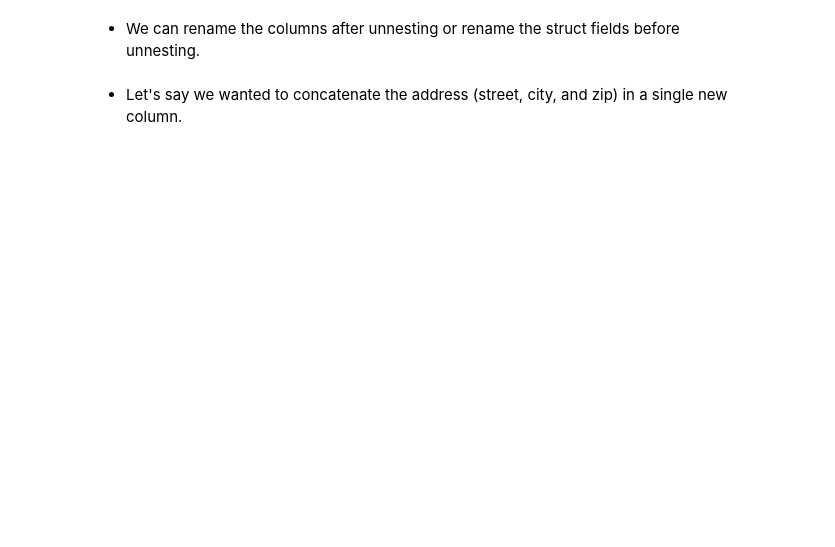
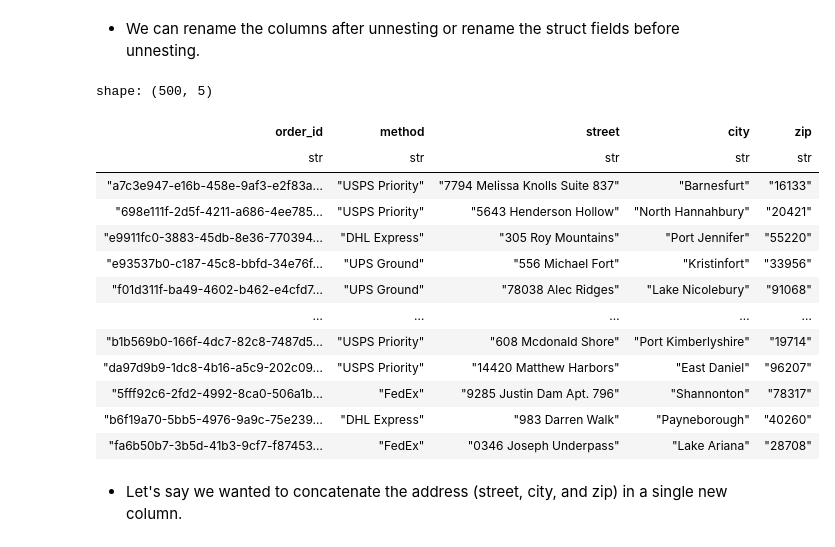
Before and after one commit to yaowenqiang/Data-Analysis-with-Polars-and-Python, a Jupyter notebook: incomplete/11 - Structs.ipynb, the cells around one changed output. Drawn from its saved outputs; the diff is of its cells as text; code cells hidden in the pictures; blank space fills up the shorter version.

Commit message:
add structs notes

```diff
--- a/incomplete/11 - Structs.ipynb
+++ b/incomplete/11 - Structs.ipynb
@@ -95,4 +288,23 @@
 # %% [markdown]
 - We can rename the columns after unnesting or rename the struct fields before unnesting.
+# %%
+orders.select(pl.col("order_id"), pl.col("shipping").struct.unnest()).select(
+    pl.col("order_id"), pl.col("method"), pl.col("address").struct.unnest()
+)
+# %% [output]
+shape: (500, 5)
+| order_id | method | street | city | zip |
+| str | str | str | str | str |
+| "a7c3e947-e16b-458e-9af3-e2f83a… | "USPS Priority" | "7794 Melissa Knolls Suite 837" | "Barnesfurt" | "16133" |
+| "698e111f-2d5f-4211-a686-4ee785… | "USPS Priority" | "5643 Henderson Hollow" | "North Hannahbury" | "20421" |
+| "e9911fc0-3883-45db-8e36-770394… | "DHL Express" | "305 Roy Mountains" | "Port Jennifer" | "55220" |
+| "e93537b0-c187-45c8-bbfd-34e76f… | "UPS Ground" | "556 Michael Fort" | "Kristinfort" | "33956" |
+| "f01d311f-ba49-4602-b462-e4cfd7… | "UPS Ground" | "78038 Alec Ridges" | "Lake Nicolebury" | "91068" |
+| … | … | … | … | … |
+| "b1b569b0-166f-4dc7-82c8-7487d5… | "USPS Priority" | "608 Mcdonald Shore" | "Port Kimberlyshire" | "19714" |
+| "da97d9b9-1dc8-4b16-a5c9-202c09… | "USPS Priority" | "14420 Matthew Harbors" | "East Daniel" | "96207" |
+| "5fff92c6-2fd2-4992-8ca0-506a1b… | "FedEx" | "9285 Justin Dam Apt. 796" | "Shannonton" | "78317" |
+| "b6f19a70-5bb5-4976-9a9c-75e239… | "DHL Express" | "983 Darren Walk" | "Payneborough" | "40260" |
+| "fa6b50b7-3b5d-41b3-9cf7-f87453… | "FedEx" | "0346 Joseph Underpass" | "Lake Ariana" | "28708" |
 # %% [markdown]
 - Let's say we wanted to concatenate the address (street, city, and zip) in a single new column.
```
Also changed, not shown: parts of 29 cells of this notebook.
